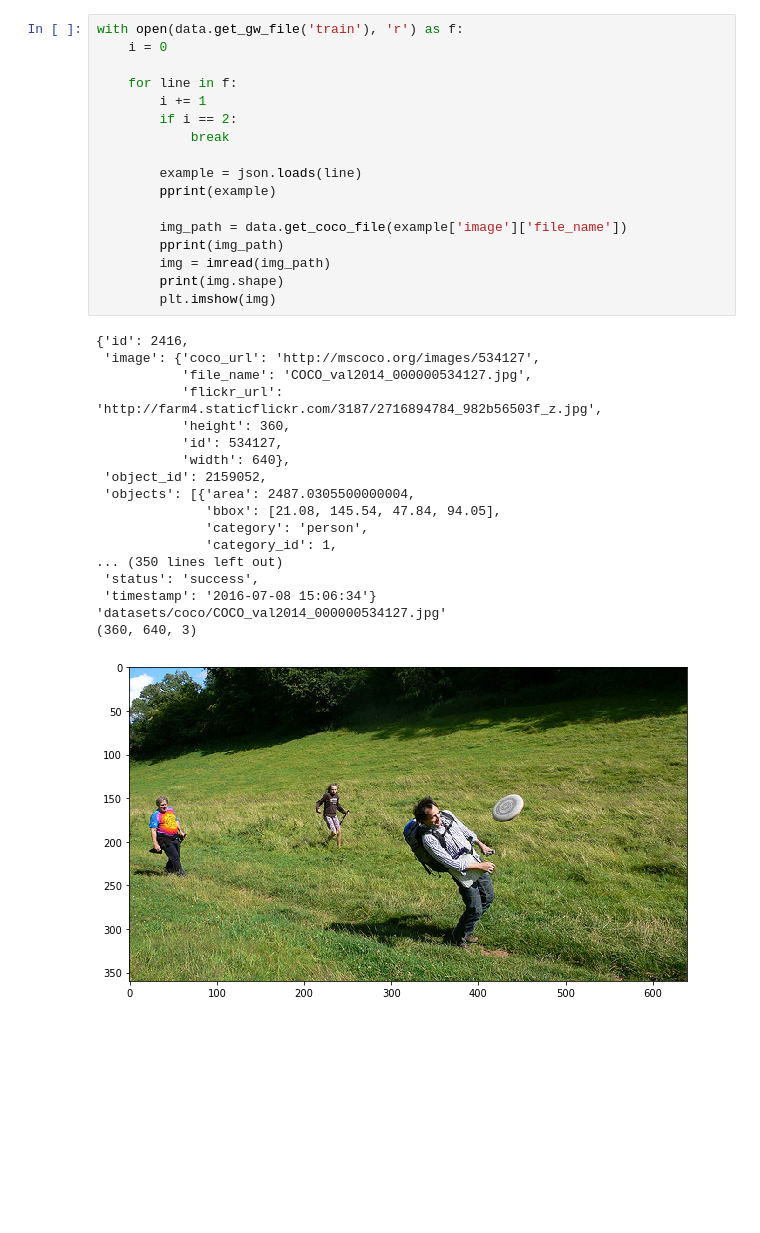
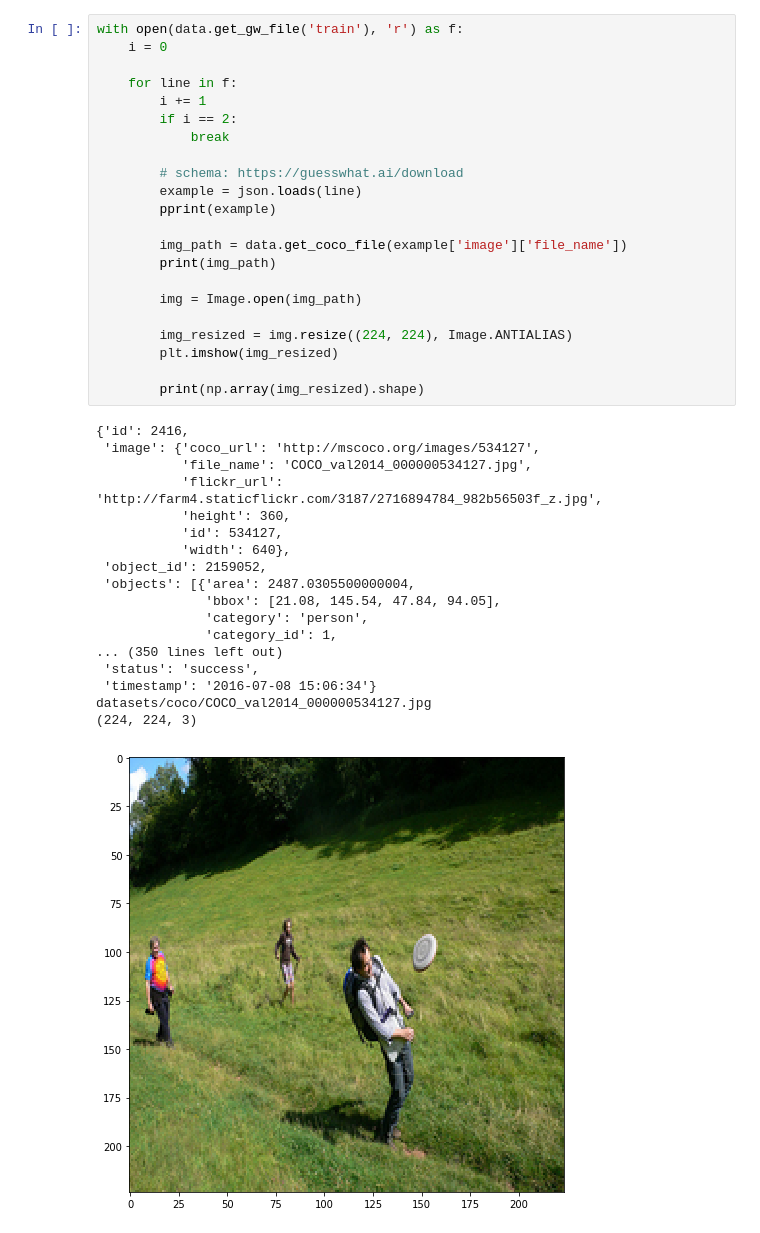
Before and after one commit to eliwu26/DeepWhat, a Jupyter notebook: data_example.ipynb, the cells around one changed output. Cells and saved outputs as stored; diff of their text form; blank space fills up the shorter version.

```diff
--- a/data_example.ipynb
+++ b/data_example.ipynb
@@ -15,36 +18,41 @@ import data
 # %%
 with open(data.get_gw_file('train'), 'r') as f:
     i = 0
 
     for line in f:
         i += 1
         if i == 2:
             break
 
+        # schema: https://guesswhat.ai/download
         example = json.loads(line)
         pprint(example)
 
         img_path = data.get_coco_file(example['image']['file_name'])
-        pprint(img_path)
-        img = imread(img_path)
-        print(img.shape)
-        plt.imshow(img)
+        print(img_path)
+
+        img = Image.open(img_path)
+
+        img_resized = img.resize((224, 224), Image.ANTIALIAS)
+        plt.imshow(img_resized)
+
+        print(np.array(img_resized).shape)
 # %% [output]
 {'id': 2416,
  'image': {'coco_url': 'http://mscoco.org/images/534127',
            'file_name': 'COCO_val2014_000000534127.jpg',
            'flickr_url': 'http://farm4.staticflickr.com/3187/2716894784_982b56503f_z.jpg',
            'height': 360,
            'id': 534127,
            'width': 640},
  'object_id': 2159052,
  'objects': [{'area': 2487.0305500000004,
               'bbox': [21.08, 145.54, 47.84, 94.05],
               'category': 'person',
               'category_id': 1,
 ... (350 lines left out)
  'status': 'success',
  'timestamp': '2016-07-08 15:06:34'}
-'datasets/coco/COCO_val2014_000000534127.jpg'
-(360, 640, 3)
+datasets/coco/COCO_val2014_000000534127.jpg
+(224, 224, 3)
-[figure, old version]
+[figure, new version]
```
Also changed, not shown: parts of 1 cell of this notebook.
